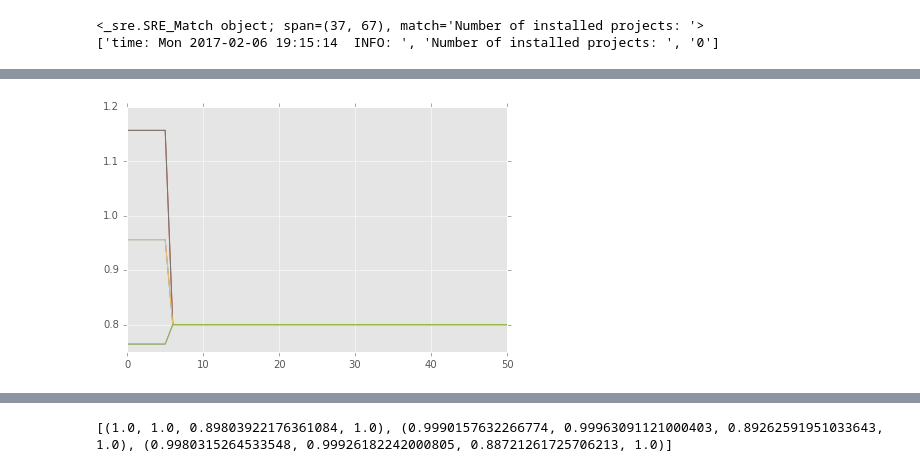
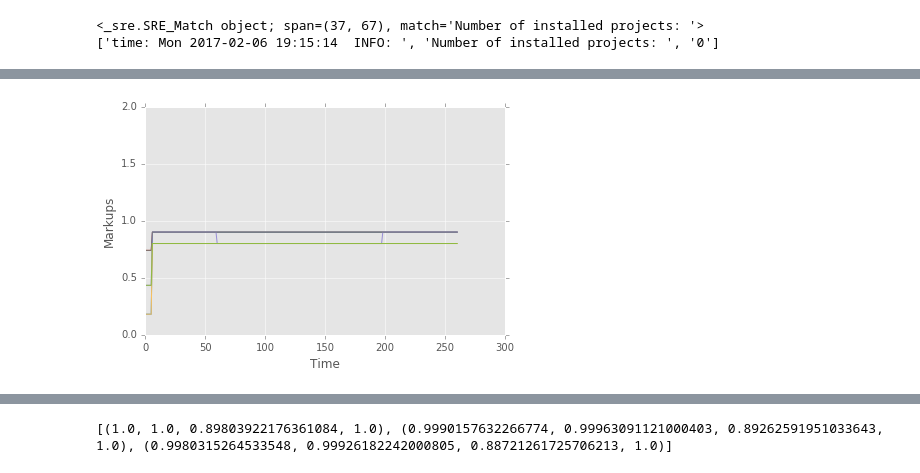
Before and after one commit to wilfeli/solar-model, a Jupyter notebook: Model/ABM-base-model-results-v1.ipynb, the cells around one changed output, grey strips where cells are left out. Cells and saved outputs as stored; diff of their text form; code cells hidden in the pictures.

```diff
--- a/Model/ABM-base-model-results-v1.ipynb
+++ b/Model/ABM-base-model-results-v1.ipynb
@@ -158,14 +186,14 @@ data_subset_v1 = get_subset_data(data_v1)
 # %%
 test_mode = 'BaseModel'
 data_mode = 'Logs'
-version = '_v2'
+version = '_vhigh'
 #file = '/Users/wilfeli/Dropbox/ABM/SolarPanels/ABMIRISLab/Examples/' + test_mode + '/' + data_mode + '/world_log' + \
 #        version + '.log'
 
 
 #get latest file
-files = glob.glob('/Users/wilfeli/Dropbox/ABM/SolarPanels/ABMIRISLab/Examples/' + test_mode + '/' + data_mode +\
-                 '/*[_log].log')
+files = glob.glob('..\\..\\ABMIRISLab\\Examples\\' + test_mode + '\\' + data_mode +\
+                 '\\*[_log].log')
 files.sort(key=os.path.getmtime, reverse=True)
 file = files[0]
 
@@ -205,7 +250,7 @@ df_v1[columns].values.shape
 df_v1.head(10)
 # %%
 test_mode = 'BaseModel'
-data_mode = 'Logs'
+data_mode = 'Test1'
 
 #names of columns in a file
 names = ['N_installed', 'N_installed_sum', 'P_av_total', 'P_av']
@@ -218,30 +263,36 @@ for i in range(3):
 #save into database
 dfs_ = []
 #read last simulation result
-files = glob.glob('/Users/wilfeli/Dropbox/ABM/SolarPanels/ABMIRISLab/Saves/'+ test_mode +\
-                 '/*[_w].csv')
+files = glob.glob('..\\..\\ABMIRISLab\\Saves\\'+ test_mode + '\\' + data_mode + \
+                 '\\*[_w].csv')
 files.sort(key=os.path.getmtime, reverse=True)
 
 #take top 1 files
 for file in files[0:2]:
-    df_ = pd.read_csv(file, names=names, low_memory=False)
+    df_ = pd.read_csv(file, names=names, low_memory=False, na_values = ['-nan(ind)'])
     dfs_.append(df_)
 # %%
 data_mode = 'bm_'
 test_mode = 'markups'
 
 fig, axes_ = plt.subplots(nrows=1, ncols=1)
 fig.subplots_adjust(bottom=0.25)
 #if ncols = 1  - transform into list
 axes = [axes_]
 
 axes[0].plot(dfs_[0][['sei_markup_' + str(i) for i in range(3)]])
 axes[0].plot(dfs_[1][['sei_markup_' + str(i) for i in range(3)]])
 
+
+axes[0].set_xlabel("Time")
+axes[0].set_ylabel("Markups")
+
+axes[0].set_ylim([0.0,2.0])
+
 plt.tight_layout()
 plt.savefig('Simulation_results_' + data_mode + test_mode +  '.png', dpi=300)
 plt.show()
 # %% [output]
-[figure, old version]
+[figure, new version]
 # %%
 dfs_[0].head(10)
```
Also changed, not shown: parts of 36 cells of this notebook, 13 other files.
